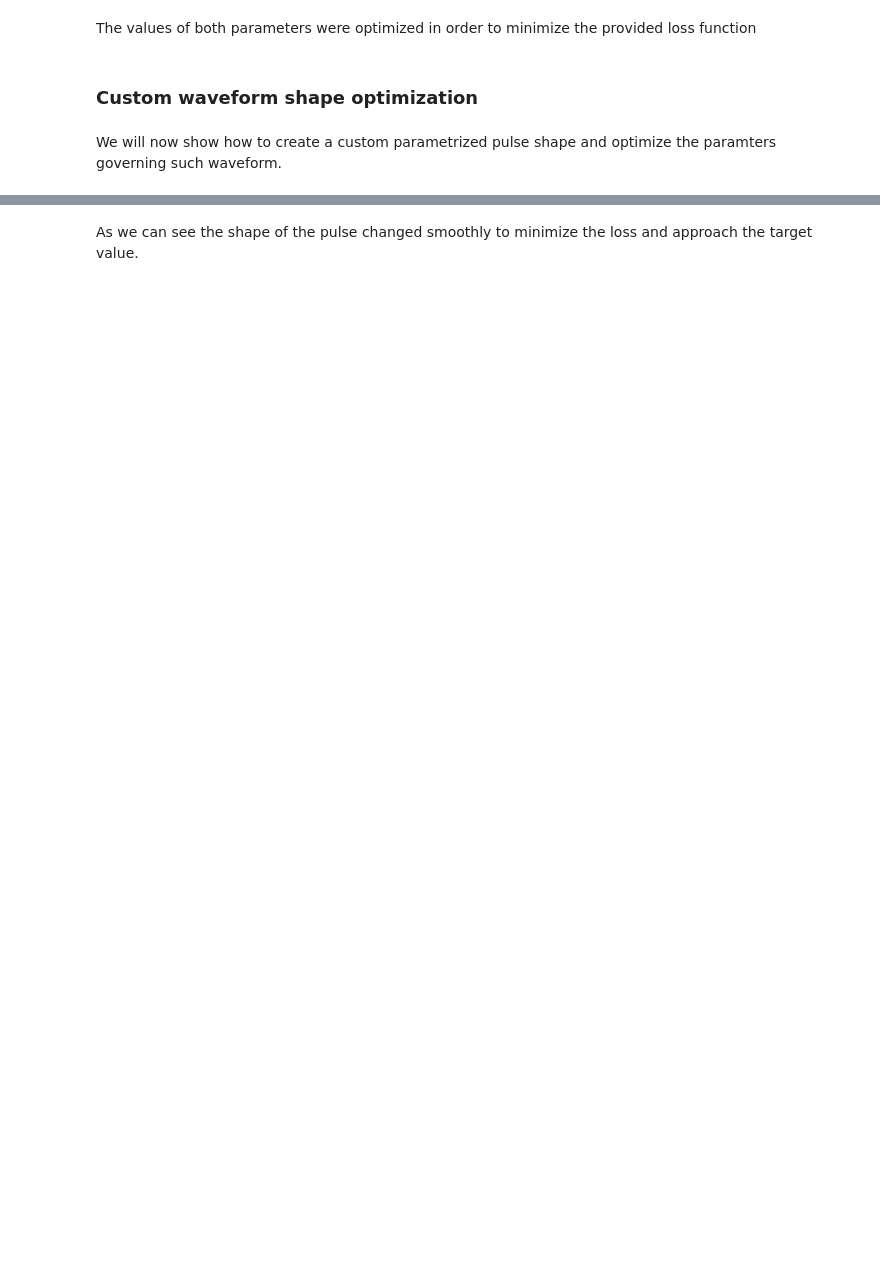
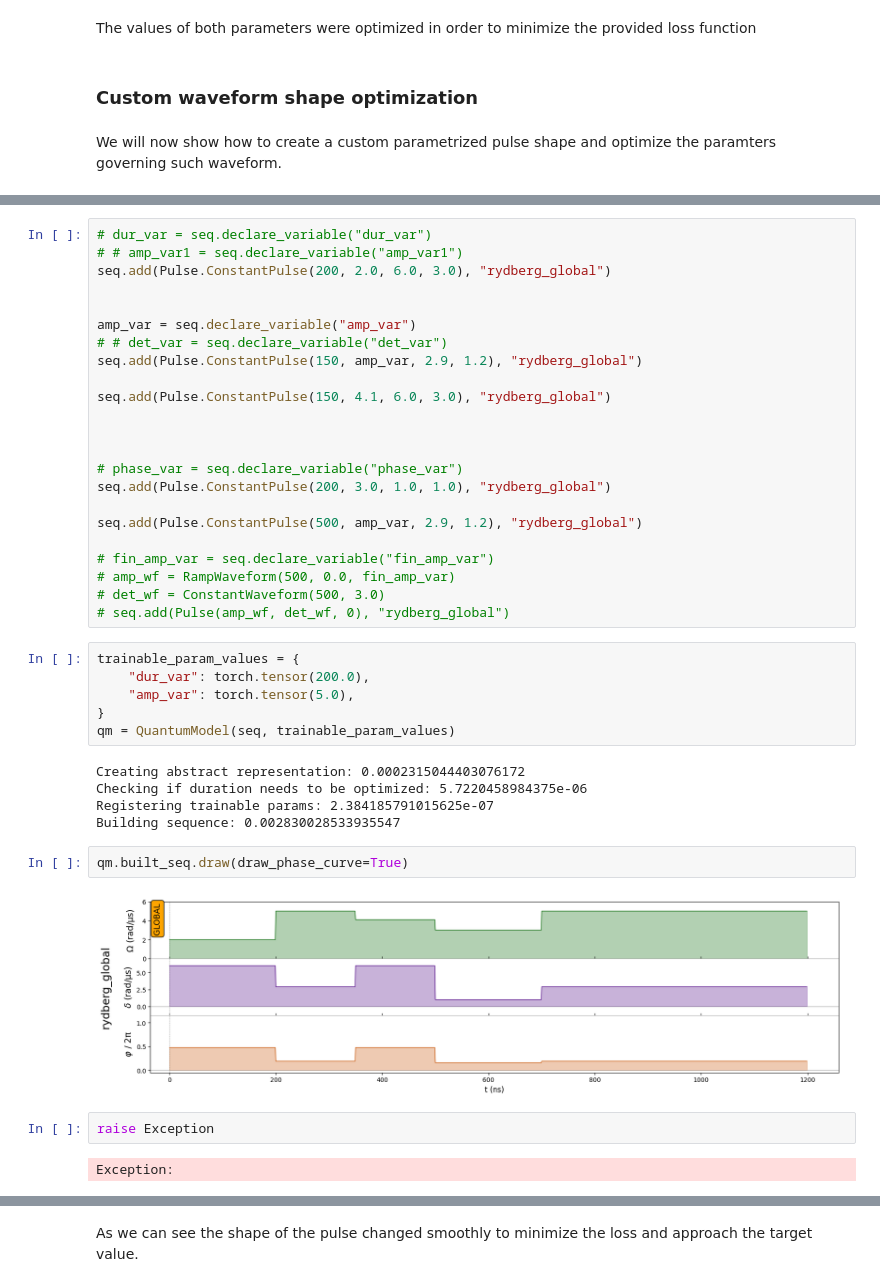
Before and after one commit to pasqal-io/pulser-diff, a Jupyter notebook: tutorials/pulse_optimization.ipynb, the cells around one changed output, grey strips where cells are left out. Saved outputs shown, nothing was run; the diff lists cells and outputs as text; blank space fills up the shorter version.

Commit message:
added pulse duration optimization

```diff
--- a/tutorials/pulse_optimization.ipynb
+++ b/tutorials/pulse_optimization.ipynb
@@ -163,3 +127,45 @@ for t in range(duration):
+# %%
+# dur_var = seq.declare_variable("dur_var")
+# # amp_var1 = seq.declare_variable("amp_var1")
+seq.add(Pulse.ConstantPulse(200, 2.0, 6.0, 3.0), "rydberg_global")
+
+
+amp_var = seq.declare_variable("amp_var")
+# # det_var = seq.declare_variable("det_var")
+seq.add(Pulse.ConstantPulse(150, amp_var, 2.9, 1.2), "rydberg_global")
+
+seq.add(Pulse.ConstantPulse(150, 4.1, 6.0, 3.0), "rydberg_global")
+
+
+
+# phase_var = seq.declare_variable("phase_var")
+seq.add(Pulse.ConstantPulse(200, 3.0, 1.0, 1.0), "rydberg_global")
+
+seq.add(Pulse.ConstantPulse(500, amp_var, 2.9, 1.2), "rydberg_global")
+
+# fin_amp_var = seq.declare_variable("fin_amp_var")
+# amp_wf = RampWaveform(500, 0.0, fin_amp_var)
+# det_wf = ConstantWaveform(500, 3.0)
+# seq.add(Pulse(amp_wf, det_wf, 0), "rydberg_global")
+# %%
+trainable_param_values = {
+    "dur_var": torch.tensor(200.0),
+    "amp_var": torch.tensor(5.0),
+}
+qm = QuantumModel(seq, trainable_param_values)
+# %% [output]
+Creating abstract representation: 0.0002315044403076172
+Checking if duration needs to be optimized: 5.7220458984375e-06
+Registering trainable params: 2.384185791015625e-07
+Building sequence: 0.002830028533935547
+# %%
+qm.built_seq.draw(draw_phase_curve=True)
+# %% [output]
+[figure, added]
+# %%
+raise Exception
+# %% [output]
+Exception:
 # %%
 print(seq)
 # %% [output]
```
Also changed, not shown: parts of 42 cells of this notebook, 5 other files.
